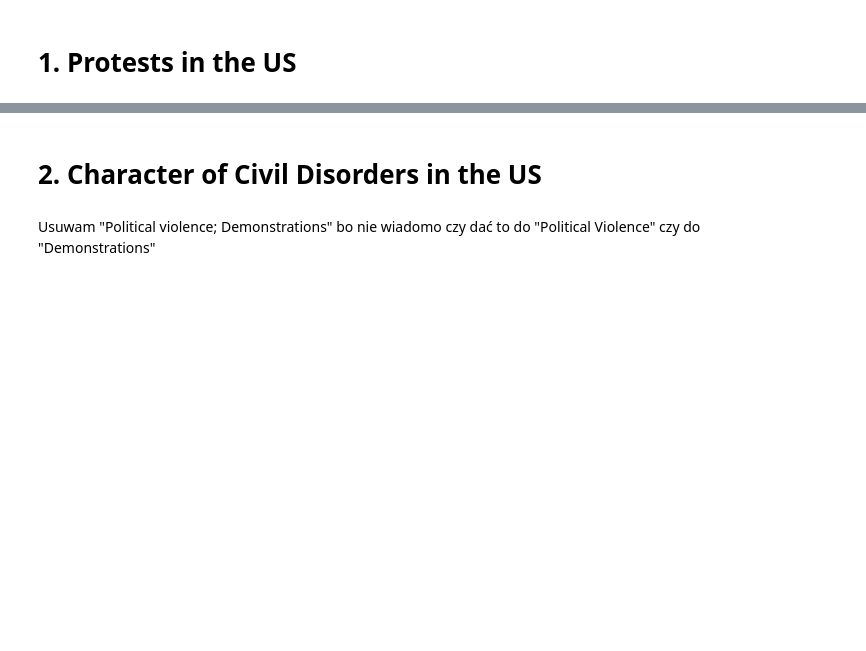
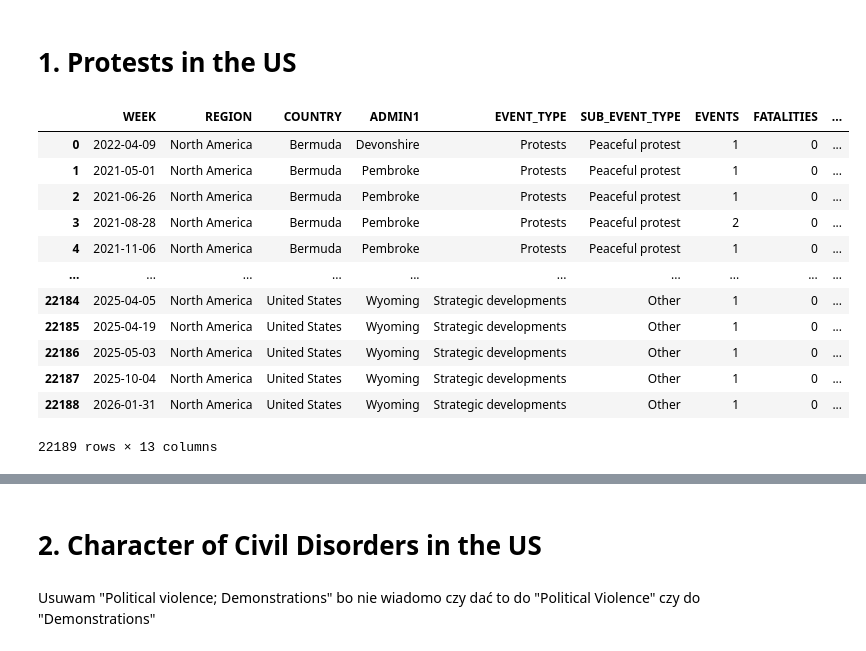
Before and after one commit to tomciolowsky/DataVisualization, a Jupyter notebook: report.ipynb, the cells around one changed output, grey strips where cells are left out. Saved outputs shown, nothing was run; the diff lists cells and outputs as text; code cells hidden in the pictures; blank space fills up the shorter version.

```diff
--- a/report.ipynb
+++ b/report.ipynb
@@ -6,0 +15,16 @@ raw_data = pd.read_excel("conflict data\\US-and-Canada_aggregated_data_up_to-202
+# %%
+raw_data
+# %% [output]
+|  | WEEK | REGION | COUNTRY | ADMIN1 | EVENT_TYPE | SUB_EVENT_TYPE | EVENTS | FATALITIES | ... |
+| 0 | 2022-04-09 | North America | Bermuda | Devonshire | Protests | Peaceful protest | 1 | 0 | ... |
+| 1 | 2021-05-01 | North America | Bermuda | Pembroke | Protests | Peaceful protest | 1 | 0 | ... |
+| 2 | 2021-06-26 | North America | Bermuda | Pembroke | Protests | Peaceful protest | 1 | 0 | ... |
+| 3 | 2021-08-28 | North America | Bermuda | Pembroke | Protests | Peaceful protest | 2 | 0 | ... |
+| 4 | 2021-11-06 | North America | Bermuda | Pembroke | Protests | Peaceful protest | 1 | 0 | ... |
+| ... | ... | ... | ... | ... | ... | ... | ... | ... | ... |
+| 22184 | 2025-04-05 | North America | United States | Wyoming | Strategic developments | Other | 1 | 0 | ... |
+| 22185 | 2025-04-19 | North America | United States | Wyoming | Strategic developments | Other | 1 | 0 | ... |
+| 22186 | 2025-05-03 | North America | United States | Wyoming | Strategic developments | Other | 1 | 0 | ... |
+| 22187 | 2025-10-04 | North America | United States | Wyoming | Strategic developments | Other | 1 | 0 | ... |
+| 22188 | 2026-01-31 | North America | United States | Wyoming | Strategic developments | Other | 1 | 0 | ... |
+22189 rows × 13 columns
```
Also changed, not shown: parts of 34 cells of this notebook.
